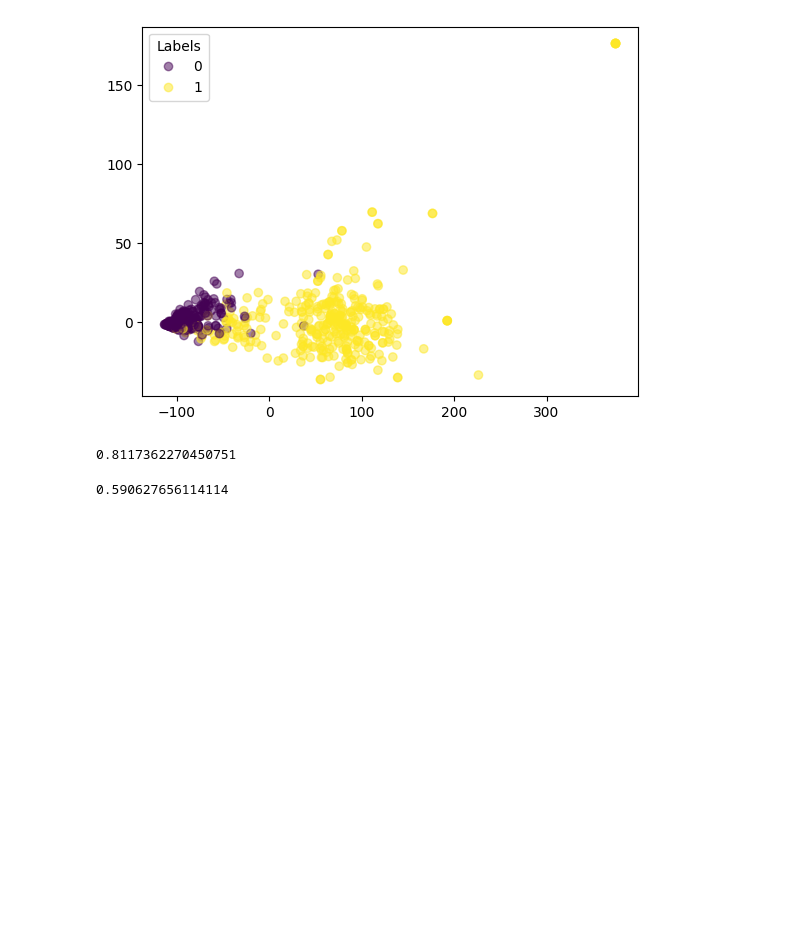
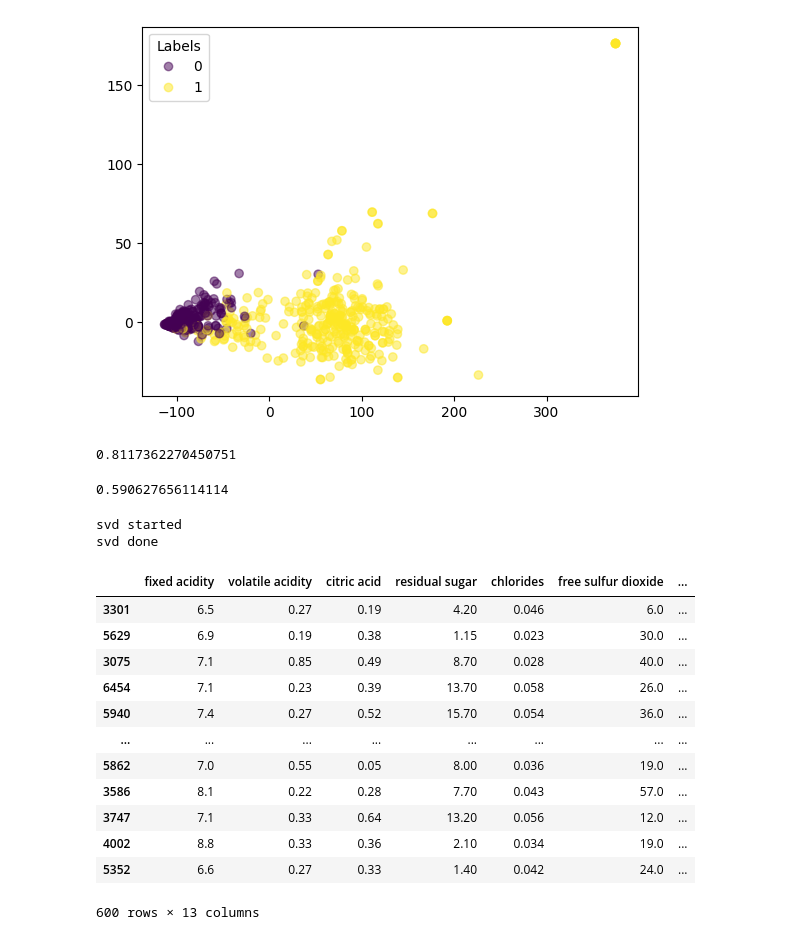
Before and after one commit to SRocks04/Coresets_DataScience, a Jupyter notebook: wine.ipynb, the cells around one changed output. Drawn from its saved outputs; the diff is of its cells as text; code cells hidden in the pictures; blank space fills up the shorter version.

```diff
--- a/wine.ipynb
+++ b/wine.ipynb
@@ -98,0 +111,20 @@ rand_score(kmeans.predict(df.drop('label', axis=1)),df['label'])
+# %%
+coreset_ind = leverage_sampling(df,600)
+coreset = df.iloc[coreset_ind]
+coreset
+# %% [output]
+svd started
+svd done
+|  | fixed acidity | volatile acidity | citric acid | residual sugar | chlorides | free sulfur dioxide | ... |
+| 3301 | 6.5 | 0.27 | 0.19 | 4.20 | 0.046 | 6.0 | ... |
+| 5629 | 6.9 | 0.19 | 0.38 | 1.15 | 0.023 | 30.0 | ... |
+| 3075 | 7.1 | 0.85 | 0.49 | 8.70 | 0.028 | 40.0 | ... |
+| 6454 | 7.1 | 0.23 | 0.39 | 13.70 | 0.058 | 26.0 | ... |
+| 5940 | 7.4 | 0.27 | 0.52 | 15.70 | 0.054 | 36.0 | ... |
+| ... | ... | ... | ... | ... | ... | ... | ... |
+| 5862 | 7.0 | 0.55 | 0.05 | 8.00 | 0.036 | 19.0 | ... |
+| 3586 | 8.1 | 0.22 | 0.28 | 7.70 | 0.043 | 57.0 | ... |
+| 3747 | 7.1 | 0.33 | 0.64 | 13.20 | 0.056 | 12.0 | ... |
+| 4002 | 8.8 | 0.33 | 0.36 | 2.10 | 0.034 | 19.0 | ... |
+| 5352 | 6.6 | 0.27 | 0.33 | 1.40 | 0.042 | 24.0 | ... |
+600 rows × 13 columns
```
Also changed, not shown: parts of 8 cells of this notebook, 1 other file.
